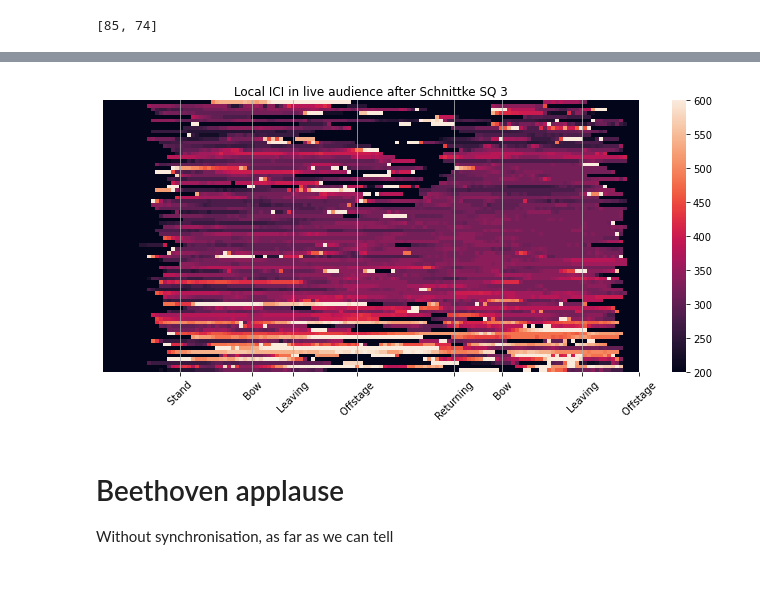
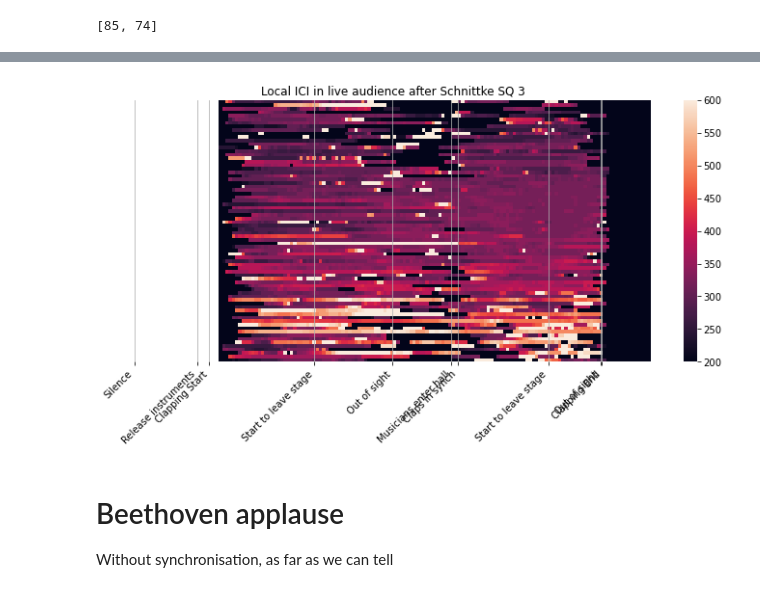
Before and after one commit to finn42/Clapping_Coordination, a Jupyter notebook: Applause_Finale_CIM.ipynb, the cells around one changed output, grey strips where cells are left out. Cells and saved outputs as stored; diff of their text form; code cells hidden in the pictures.

```diff
--- a/Applause_Finale_CIM.ipynb
+++ b/Applause_Finale_CIM.ipynb
@@ -274,7 +351,8 @@ df_OnlyClaps = df_claps.astype(bool).astype(int)
 # build database of clapping stats over measured intervals
 Clap_Style = pd.DataFrame(columns = ['Interval_start','Interval_duration','Interval_condition','Participant','ICI_Median','ICI_Quartiles','ICI_Mean','ICI_STD','Clap_Count'])
 t_interval = 3
-sampletimes = [10, 14, 18, 20, 35, 50, 65, 80, 104,108,112]
+sampletimes = np.array([10, 14, 18, 20, 35, 50, 65, 80, 104,108,112])
+sampletimes = sampletimes-5
 sampleconditions = ['Initial','Initial','Initial','Initial','Synched','Synched','Synched','Synched','End','End','End']
 for samp in range(len(sampletimes)):
     t_0 = sampletimes[samp]
@@ -532,3 +602,13 @@ plt.show()
 # contrast with Schnittke Applause
 
 https://youtu.be/S4UVJybA6ZQ?t=5273
+# %%
+# note these time are approximate to around the second, aligned roughly to final clapping excerpt times
+# Should be confirmed with better video interface than youtube
+musician_times = pd.read_csv('./Data/Final_clapping_section_accelerometer/Final_Stage_events.csv',sep=",") #SV alignment for beeps
+thisround = applause_times.loc[applause_times['Applause_N']==5,:].reset_index(drop=True)
+# TIME LABEL
+musician_times = pd.DataFrame()
+musician_times['TIME'] = thisround.loc[:,'concert_time']-thisround.loc[thisround['Event']=='Clapping Start','concert_time'].values#+25
+musician_times['LABEL'] = thisround['Event']
+musician_times
@@ -537,7 +629,7 @@ peaks = pd.read_csv(claps_folder + 'schnittke_applause_peaks.csv',index_col=0)
 peaks = peaks.fillna(0)
 #peaks.drop(columns=['index'],inplace = True)
 peaks_IDs = peaks.columns
-ts = pd.Series(np.arange(0,len(peaks))*0.02)
+ts = pd.Series(np.arange(0,len(peaks))*0.02)-1
 df_claps = pd.DataFrame(index = ts,data = peaks.values)
 df_claps.plot(figsize = [12,3],legend = False)
 plt.ylim([0,10])
@@ -554,5 +646,5 @@ plt.show()
 # %%
 # note these time are approximate to around the second, aligned roughly to final clapping excerpt times
 # Should be confirmed with better video interface than youtube
-musician_times = pd.read_csv(claps_folder + 'Schnittke_Stage_events.csv',sep=",") #SV alignment for beeps
-musician_times
+# musician_times = pd.read_csv(claps_folder + 'Schnittke_Stage_events.csv',sep=",") #SV alignment for beeps
+# musician_times
@@ -762,32 +844,32 @@ plt.show()
 # %%
 # now to show these as individual sequences
 # sorted by distance from the median local ICI time series across audience, not absolute
 feat_set = Clap_Feats.loc[40:60].copy()
 feat_set.fillna(0,inplace=True)
 dists = abs(feat_set.sub(feat_set.median(axis=1),axis = 0)).sum()*np.sign(feat_set.sub(feat_set.median(axis=1),axis = 0).sum())
 
 df_A = Clap_Feats[dists.sort_values().index].copy()*1000 # convert to milliseconds
 df_A.fillna(0,inplace=True)
 # df_A.drop(61,axis = 1,inplace=True)
 # df_A.drop(11,axis = 1,inplace=True)
 fig, ax = plt.subplots(figsize = [12,5])
 chart = sns.heatmap(data=df_A.transpose(), ax=ax,vmin=200, vmax=600)
 plt.title('Local ICI in live audience after Schnittke SQ 3')
 ax.set_xticklabels(np.round(df_A.iloc[ax.get_xticks()].index,2))
 
-plt.xticks(musician_times.TIME,musician_times.LABEL, rotation=45)
+plt.xticks(musician_times.TIME,musician_times.LABEL, rotation=45,ha='right')
 
 new_xticks = len(df_A)*(musician_times.TIME-df_A.index[0])/(df_A.index[-1]-df_A.index[0])
 # plt.xticks(new_xticks,seg_times.Event, rotation='20',fontsize=8)
 ax.set_xticks(new_xticks)
 ax.set_xticklabels(musician_times.LABEL)
 ax.set_yticks([])
 ax.grid()
 
 plt.savefig('claps_ICI_Schnittke_heatRoughsort_ME.png')
 plt.show()
 # %% [output]
-[figure, old version]
+[figure, new version]
 # %% [markdown]
 # Beethoven applause
 Without synchronisation, as far as we can tell
```
Also changed, not shown: parts of 50 cells of this notebook, 25 other files.
